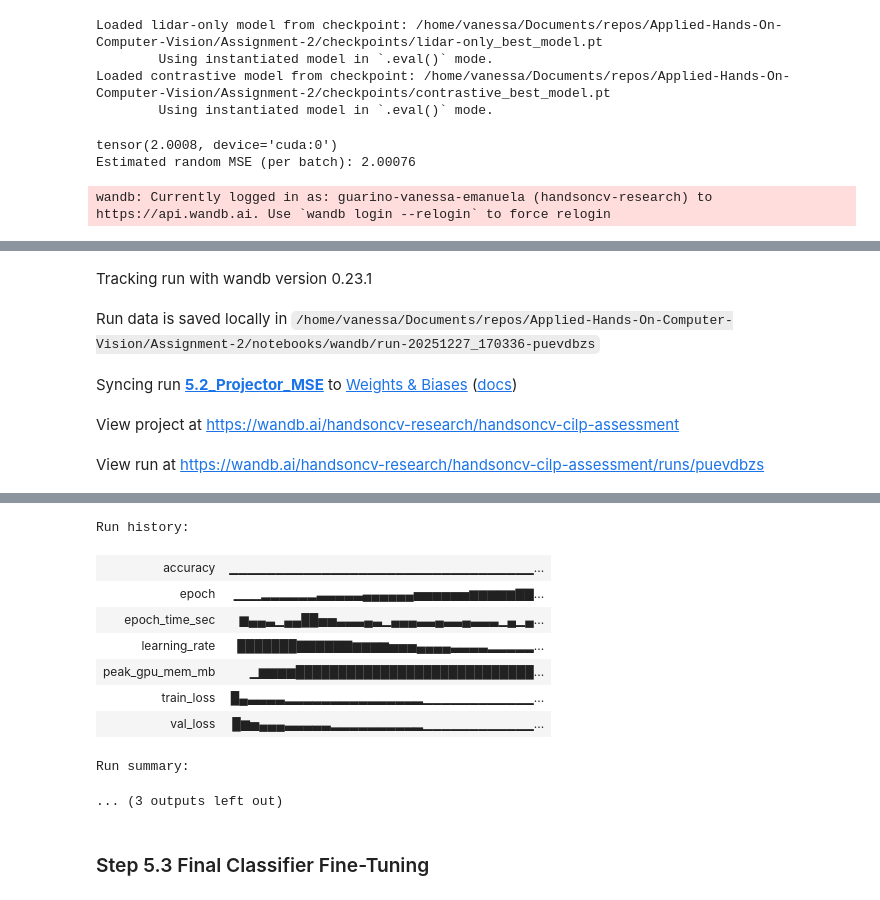
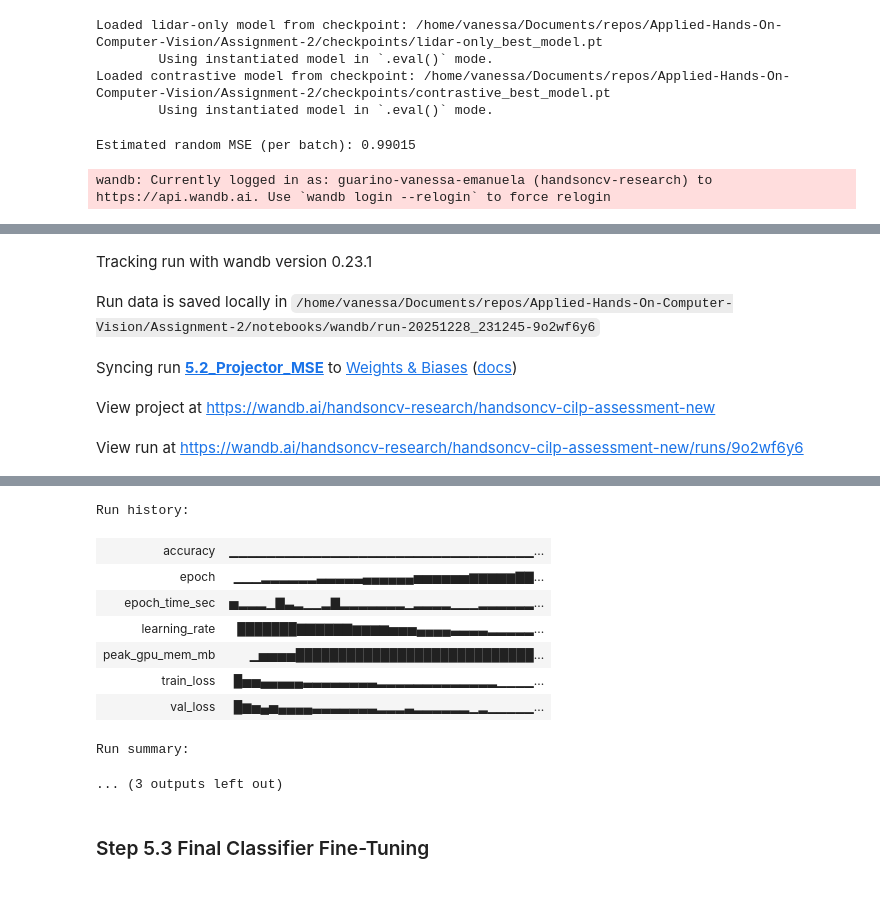
Before and after one commit to Guarinov/applied-hands-on-computer-vision, a Jupyter notebook: Assignment-2/notebooks/04_final_assessment.ipynb, the cells around one changed output, grey strips where cells are left out. Saved outputs shown, nothing was run; the diff lists cells and outputs as text; code cells hidden in the pictures.

```diff
--- a/Assignment-2/notebooks/04_final_assessment.ipynb
+++ b/Assignment-2/notebooks/04_final_assessment.ipynb
@@ -85,3 +161,20 @@ INTERM_FUSION_EMB_DIM = 200
+# %%
+BATCH_SIZE = 32
+VALID_BATCHES = 10
+N = 9999
+device = torch.device("cuda" if torch.cuda.is_available() else "cpu")
+
+valid_N = VALID_BATCHES*BATCH_SIZE
+train_N = N - valid_N
+
+train_data = MyDataset("/home/vanessa/Documents/repos/BuildingAIAgentsWithMultimodalModels/data/assessment/", 0, train_N)
+train_loader = DataLoader(train_data, batch_size=BATCH_SIZE, shuffle=True, drop_last=True)
+valid_data = MyDataset("/home/vanessa/Documents/repos/BuildingAIAgentsWithMultimodalModels/data/assessment/", train_N, N)
+val_loader = DataLoader(valid_data, batch_size=BATCH_SIZE, shuffle=False, drop_last=True)
+
+N *= 2
+valid_N *= 2
+train_N *= 2
 # %% [markdown]
 ### Step 5.1a: Train the LiDAR-Only Classifier
 # %%
@@ -256,8 +341,8 @@ Run summary:
 # %% [markdown]
 **Note on Cross-Modal Projector Validation Loss.**  In our setup, the projector maps RGB embeddings to LiDAR embeddings (`12800`-dim vectors). Due to the normalization of embeddings in the pretrained CILP model, the expected MSE for a randomly initialized projector is naturally **much lower than the 2.5 threshold** given in the assignment. Based on our observations, a practical and meaningful target for validation loss is `< 0.20`, which reflects effective learning progress of the projector aligning RGB embeddings to the LiDAR space.
 # %%
-new_lidar_model = LidarClassifier(emb_dim_interm=INTERM_FUSION_EMB_DIM).to("cuda")
-new_cilp_model = CILPModel(emb_dim_interm=INTERM_FUSION_EMB_DIM, emb_dim_late=INTERM_FUSION_EMB_DIM).to("cuda")
+new_lidar_model = LidarClassifier(emb_dim_interm=INTERM_FUSION_EMB_DIM, num_classes=1).to("cuda")
+new_cilp_model = EfficientCILPModel(emb_dim_interm=INTERM_FUSION_EMB_DIM, emb_dim_late=INTERM_FUSION_EMB_DIM).to("cuda") #CILPModel
 
 lidar_model = search_checkpoint_model(CHECKPOINTS_DIR, instantiated_model= new_lidar_model, task_mode="lidar-only")
 cilp_model = search_checkpoint_model(CHECKPOINTS_DIR, instantiated_model= new_cilp_model,task_mode="contrastive")
@@ -273,20 +358,16 @@ def estimate_random_mse(embedding_dim=12800, batch_size=32, device="cpu"):
     target = torch.randn(batch_size, embedding_dim, device=device)
     # target = target / target.norm(dim=1, keepdim=True)
     pred = torch.randn(batch_size, embedding_dim, device=device)
-    # pred = pred / pred.norm(dim=1, keepdim=True)
-
-    print(torch.mean((pred - target)**2))
-
+    pred = pred / pred.norm(dim=1, keepdim=True)
     mse = torch.mean((pred - target)**2).item()
     return mse
 
-embedding_dim = 12800
+embedding_dim = 3200
 batch_size = 32
 random_mse = estimate_random_mse(embedding_dim, batch_size, device="cuda" if torch.cuda.is_available() else "cpu")
 print(f"Estimated random MSE (per batch): {random_mse:.5f}")
 # %% [output]
-tensor(2.0008, device='cuda:0')
-Estimated random MSE (per batch): 2.00076
+Estimated random MSE (per batch): 0.99015
 # %%
 # Configuration to fufill logging requirement
 # Choices based upon Nvidia 05_Assessment CILP training scheme
@@ -294,7 +375,7 @@ EPOCHS = 40
 LEARNING_RATE = 1e-3
 
 run = wandb.init(
-    project="handsoncv-cilp-assessment",
+    project="handsoncv-cilp-assessment-new",
     name="5.2_Projector_MSE",
     config={
         "architecture": "CrossModalProjector",
@@ -304,8 +385,8 @@ run = wandb.init(
     }
 )
 
-# Lidar intermediate flat dimension: 200 * 8 * 8 = 12800
-projector = CrossModalProjector(rgb_dim=INTERM_FUSION_EMB_DIM, lidar_dim=INTERM_FUSION_EMB_DIM * 8 * 8).to("cuda")
+# Lidar intermediate flat dimension: 200 * 8 * 8 = 12800 or 200 * 4 * 4 = 3200
+projector = CrossModalProjector(rgb_dim=INTERM_FUSION_EMB_DIM, lidar_dim=INTERM_FUSION_EMB_DIM * 4 * 4).to("cuda")
 
 # We pass the frozen models to the loop via cilp_extras
 extras = {
@@ -330,17 +411,17 @@ metrics_proj = train_fusion_cilp_model(
 )
 
 # TASK 5.2 CHECK REQUIREMENT:
-check_value = .39  - (.55*.39) # Set a target of reducing the initial validation MSE by 55%.
+check_value = .1 - (.4*.1) #6e-6 - (.4*6e-6) #3e-5 - (.4*3e-5) # Set a target of reducing the initial validation MSE by 55%.
 if metrics_proj['val_loss'] < check_value:
-    print(f"✅ Success! Projector MSE {metrics_proj['val_loss']:.4f} is below {check_value}")
+    print(f"✅ Success! Projector MSE {metrics_proj['val_loss']:.6f} is below {check_value}")
 
 wandb.finish()
 # %% [output]
 wandb: Currently logged in as: guarino-vanessa-emanuela (handsoncv-research) to https://api.wandb.ai. Use `wandb login --relogin` to force relogin
 [interactive output not drawn]
 Tracking run with wandb version 0.23.1
-Run data is saved locally in /home/vanessa/Documents/repos/Applied-Hands-On-Computer-Vision/Assignment-2/notebooks/wandb/run-20251227_170336-puevdbzs
+Run data is saved locally in /home/vanessa/Documents/repos/Applied-Hands-On-Computer-Vision/Assignment-2/notebooks/wandb/run-20251228_231245-9o2wf6y6
 Syncing run 5.2_Projector_MSE to Weights & Biases (docs)
-View project at https://wandb.ai/handsoncv-research/handsoncv-cilp-assessment
+View project at https://wandb.ai/handsoncv-research/handsoncv-cilp-assessment-new
-View run at https://wandb.ai/handsoncv-research/handsoncv-cilp-assessment/runs/puevdbzs
+View run at https://wandb.ai/handsoncv-research/handsoncv-cilp-assessment-new/runs/9o2wf6y6
 Saved new best model to /home/vanessa/Documents/repos/Applied-Hands-On-Computer-Vision/Assignment-2/checkpoints/projector_best_model.pt
@@ -363,12 +444,12 @@ Accuracy not applicable to the cross-modal projector task
 [interactive output not drawn]
 Run history:
 | accuracy | ▁▁▁▁▁▁▁▁▁▁▁▁▁▁▁▁▁▁▁▁▁▁▁▁▁▁▁▁▁▁▁▁▁... |
 | epoch | ▁▁▁▂▂▂▂▂▂▃▃▃▃▃▄▄▄▄▄▄▅▅▅▅▅▅▆▆▆▆▆▇▇... |
-| epoch_time_sec | ▆▄▄▃▁▄▄██▅▅▃▃▃▄▃▁▄▄▄▃▃▄▃▃▄▃▃▃▁▄▁▄... |
+| epoch_time_sec | ▅▂▂▂▁▇▃▂▁▁▂▇▂▂▂▂▂▂▂▁▂▂▂▂▁▁▁▂▂▂▂▂▂... |
 | learning_rate | ███████▇▇▇▇▇▇▆▆▆▆▅▅▅▄▄▄▄▃▃▃▃▂▂▂▂▂... |
-| peak_gpu_mem_mb | ▁▆▆▆▆████████████████████████████... |
-| train_loss | █▄▃▃▃▃▂▂▂▂▂▂▂▂▂▂▂▂▂▂▂▁▁▁▁▁▁▁▁▁▁▁▁... |
-| val_loss | █▆▅▄▄▄▃▃▃▃▃▂▂▂▂▂▂▂▂▂▂▁▁▁▁▁▁▁▁▁▁▁▁... |
+| peak_gpu_mem_mb | ▁▅▅▅▅████████████████████████████... |
+| train_loss | █▅▅▄▄▄▄▄▃▃▃▃▃▃▃▃▂▂▂▂▂▂▂▂▂▂▂▂▂▁▁▁▁... |
+| val_loss | █▆▅▄▅▄▄▄▄▃▃▃▃▃▃▃▂▂▂▃▂▂▂▂▂▂▁▂▁▁▁▁▁... |
 Run summary:
 ... (3 outputs left out)
 # %% [markdown]
```
Also changed, not shown: parts of 13 cells of this notebook, 2 other files.
